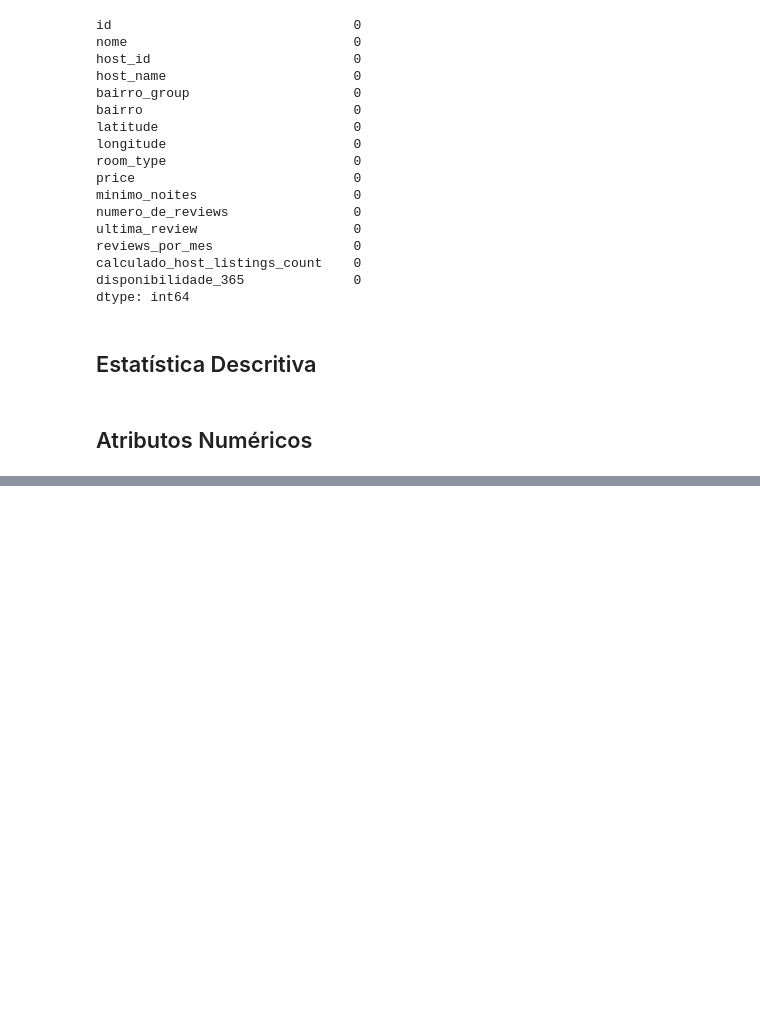
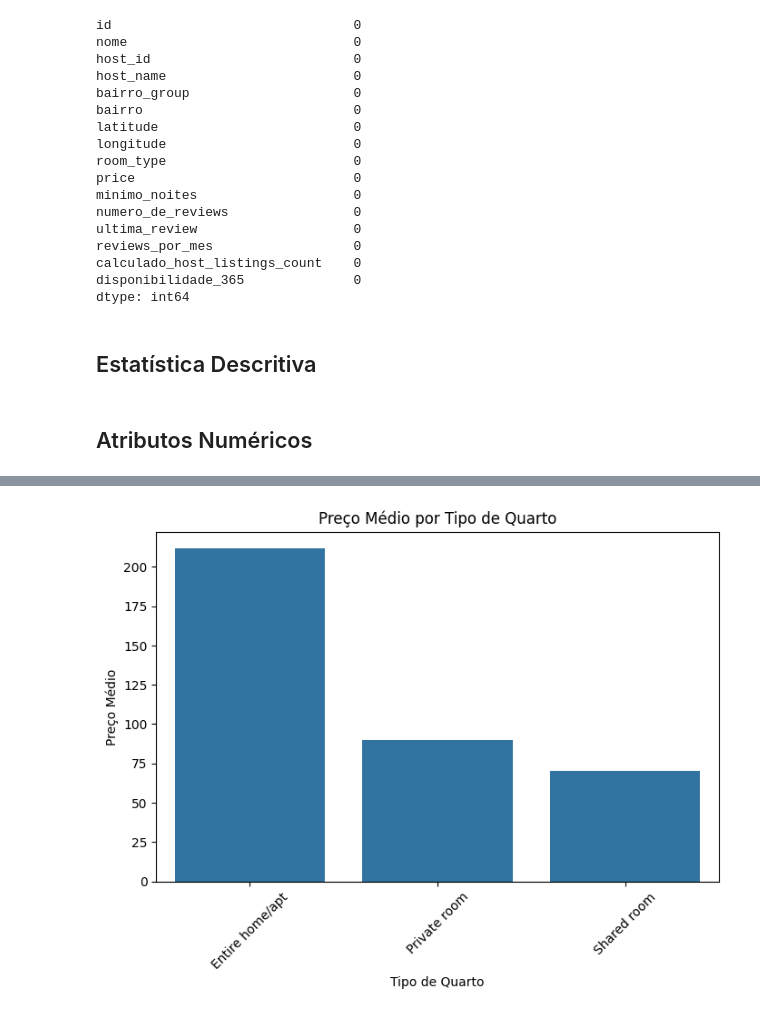
Before and after one commit to hlnmrqs/LH_CD_Helen_Carneiro, a Jupyter notebook: notebook/projeto.ipynb, the cells around one changed output, grey strips where cells are left out. Cells and saved outputs as stored; diff of their text form; code cells hidden in the pictures; blank space fills up the shorter version.

```diff
--- a/notebook/projeto.ipynb
+++ b/notebook/projeto.ipynb
@@ -171,0 +172,12 @@ plt.show()
+# %%
+## Preço médio por tipo de quarto
+
+plt.figure(figsize=(8, 5))
+sns.barplot(x="room_type", y="price", data=df_prices, estimator=lambda x: x.mean(), errorbar=None)
+plt.xlabel("Tipo de Quarto")
+plt.ylabel("Preço Médio")
+plt.title("Preço Médio por Tipo de Quarto")
+plt.xticks(rotation=45)
+plt.show()
+# %% [output]
+[figure, added]
```
Also changed, not shown: parts of 6 cells of this notebook.
